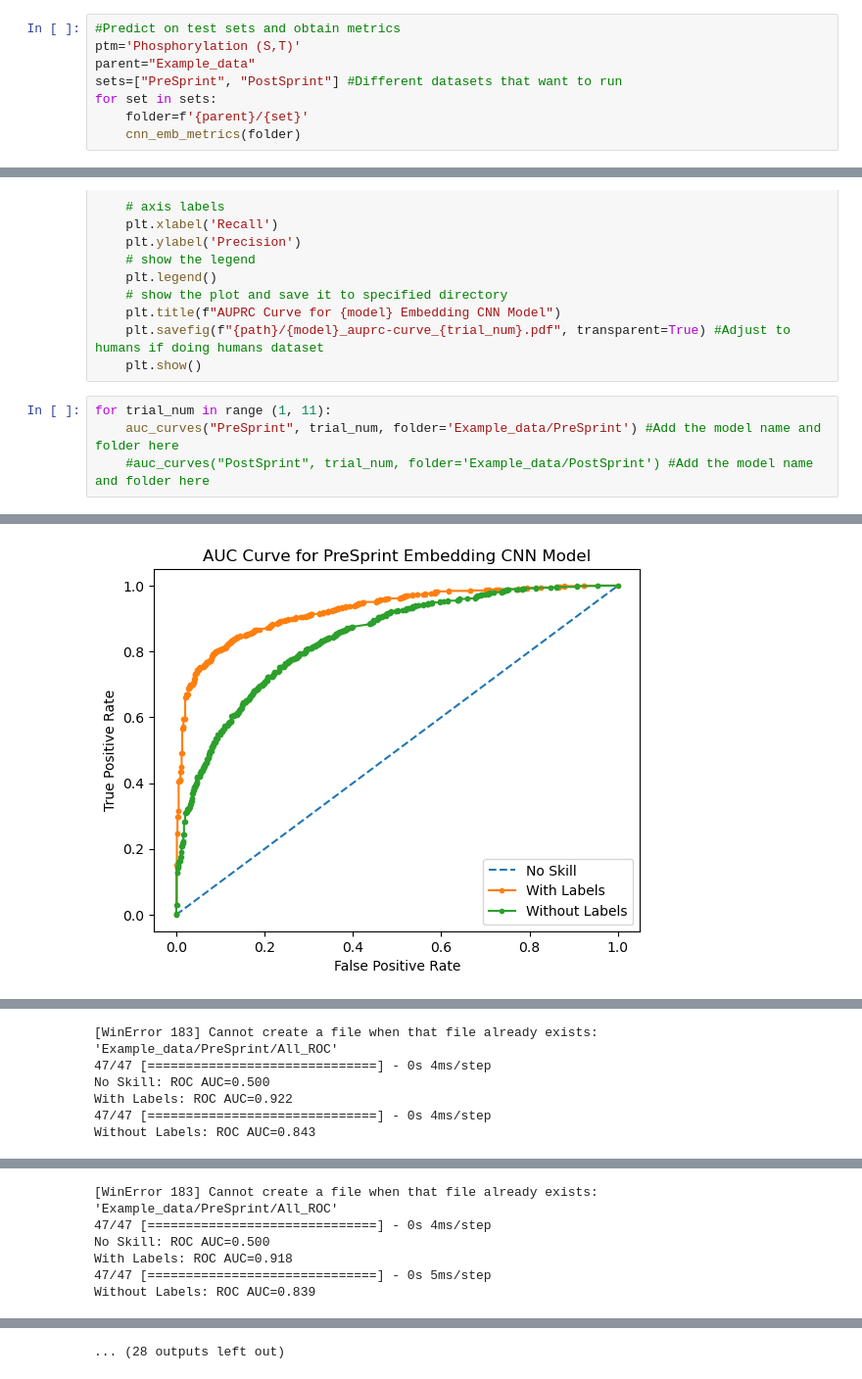
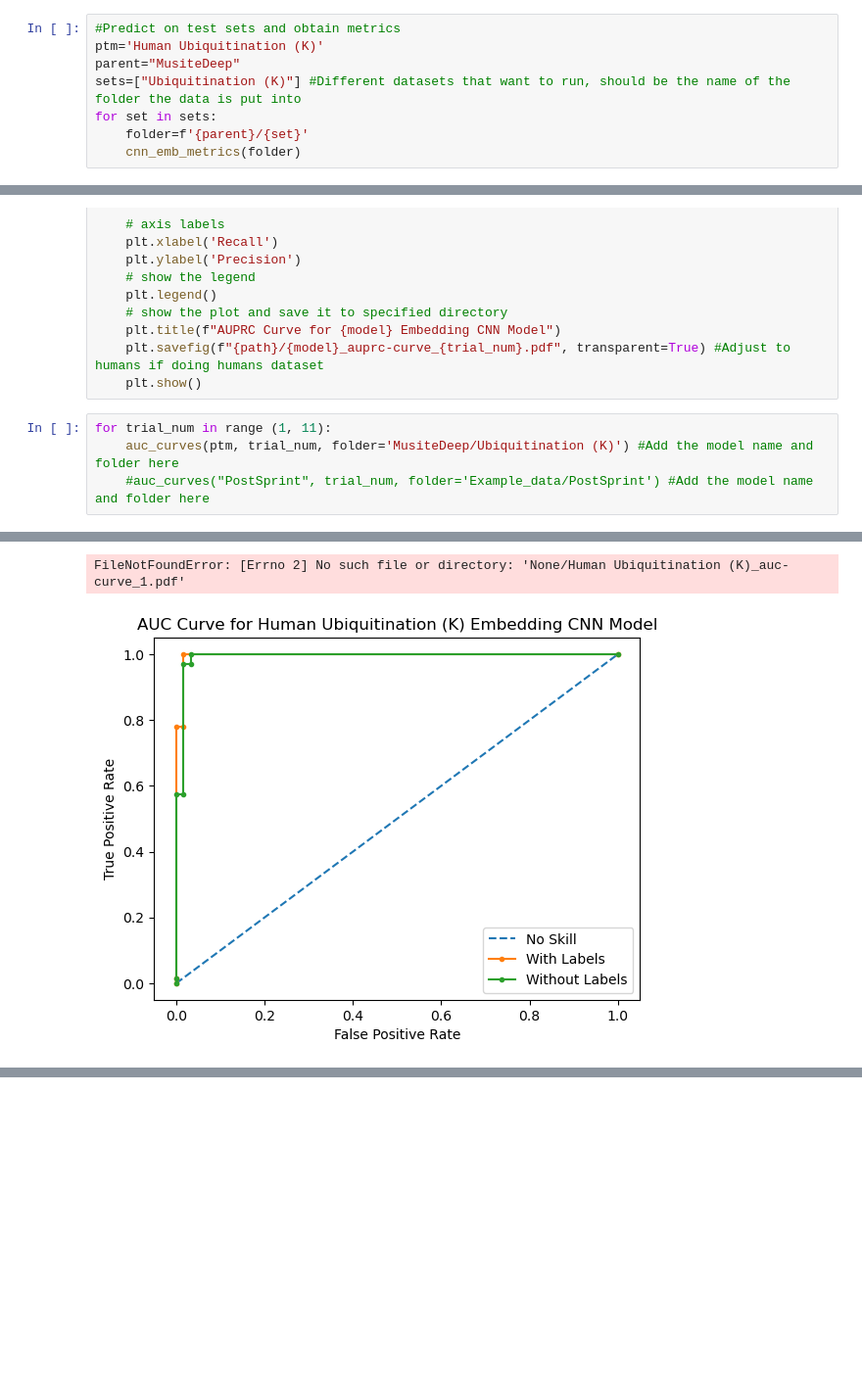
Before and after one commit to clair-gutierrez/sitetack, a Jupyter notebook: train/Analyze_model_results.ipynb, the cells around one changed output, grey strips where cells are left out. Shown at 98% size. Drawn from its saved outputs; the diff is of its cells as text; blank space fills up the shorter version.

```diff
--- a/train/Analyze_model_results.ipynb
+++ b/train/Analyze_model_results.ipynb
@@ -101,9 +101,9 @@ def cnn_emb_metrics(folder):
     plt.show()
 # %%
 #Predict on test sets and obtain metrics
-ptm='Phosphorylation (S,T)'
-parent="Example_data"
-sets=["PreSprint", "PostSprint"] #Different datasets that want to run
+ptm='Human Ubiquitination (K)'
+parent="MusiteDeep"
+sets=["Ubiquitination (K)"] #Different datasets that want to run, should be the name of the folder the data is put into
 for set in sets:
     folder=f'{parent}/{set}'
     cnn_emb_metrics(folder)
@@ -248,6 +277,6 @@ def auc_curves(model, trial_num, folder=''):
     plt.show()
 # %%
 for trial_num in range (1, 11):
-    auc_curves("PreSprint", trial_num, folder='Example_data/PreSprint') #Add the model name and folder here
+    auc_curves(ptm, trial_num, folder='MusiteDeep/Ubiquitination (K)') #Add the model name and folder here
     #auc_curves("PostSprint", trial_num, folder='Example_data/PostSprint') #Add the model name and folder here
 # %% [output]
@@ -260 +288,2 @@ Without Labels: ROC AUC=0.840
+FileNotFoundError: [Errno 2] No such file or directory: 'None/Human Ubiquitination (K)_auc-curve_1.pdf'
-[figure, old version]
+[figure, new version]
@@ -266,6 +289,0 @@ Without Labels: f1=0.000 auc=0.840
-[WinError 183] Cannot create a file when that file already exists: 'Example_data/PreSprint/All_ROC'
-47/47 [==============================] - 0s 4ms/step
-No Skill: ROC AUC=0.500
-With Labels: ROC AUC=0.922
-47/47 [==============================] - 0s 4ms/step
-Without Labels: ROC AUC=0.843
@@ -278,6 +289,0 @@ Without Labels: f1=0.000 auc=0.828
-[WinError 183] Cannot create a file when that file already exists: 'Example_data/PreSprint/All_ROC'
-47/47 [==============================] - 0s 4ms/step
-No Skill: ROC AUC=0.500
-With Labels: ROC AUC=0.918
-47/47 [==============================] - 0s 5ms/step
-Without Labels: ROC AUC=0.839
@@ -290 +289,0 @@ Without Labels: f1=0.000 auc=0.825
-... (28 outputs left out)
```
Also changed, not shown: parts of 3 cells of this notebook, 1 other file.
